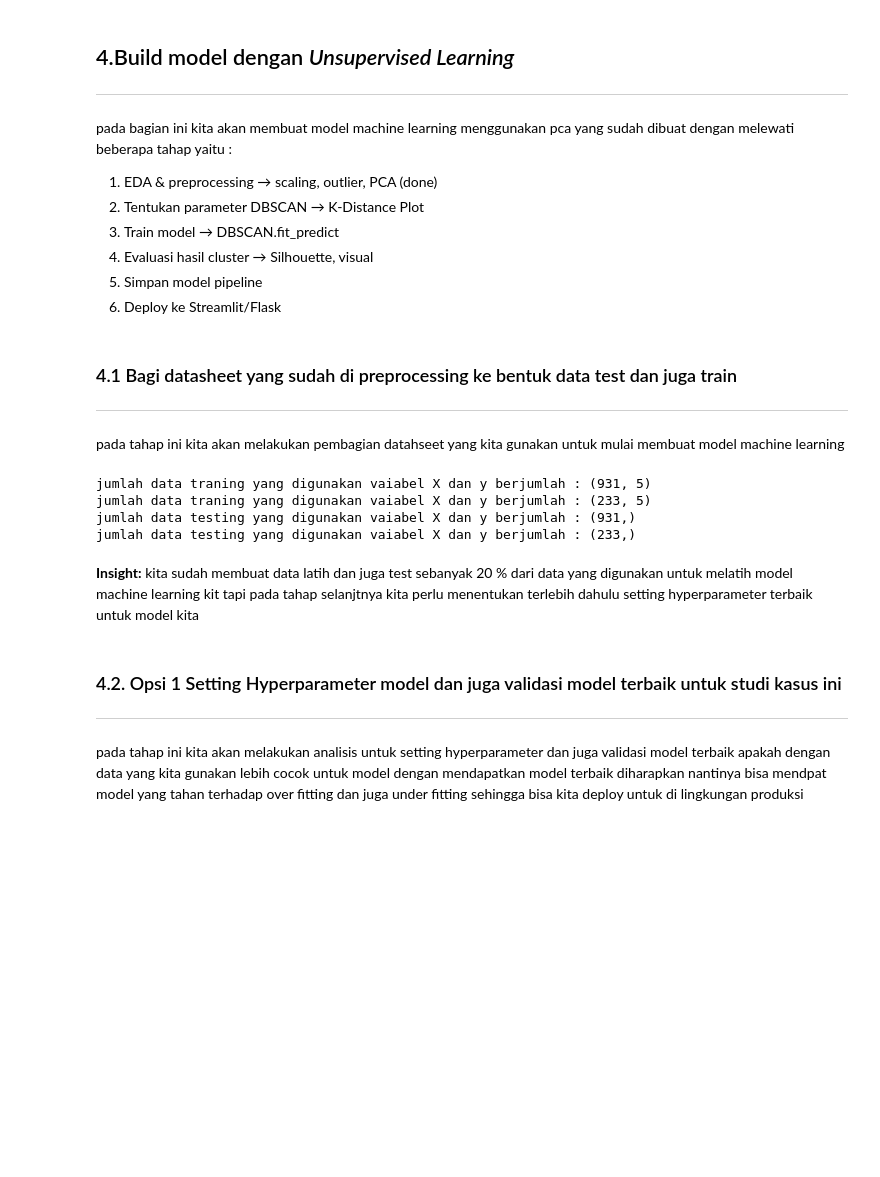
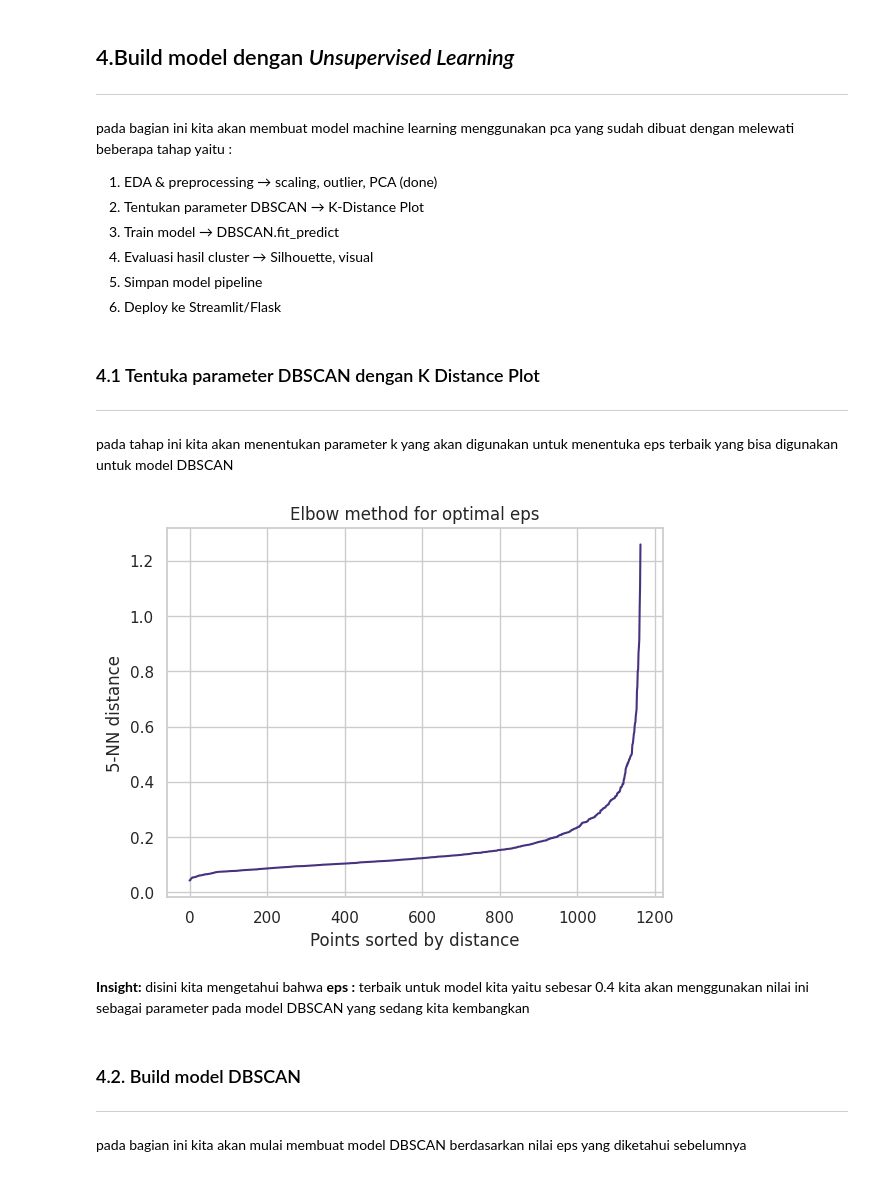
Before and after one commit to BlackBox-Ops/prediksi-estimasi-perbaikan-mesin, a Jupyter notebook: DS Series Prediksi dan Estimasi Perbaikan Mesin.ipynb, the cells around one changed output. Drawn from its saved outputs; the diff is of its cells as text; code cells hidden in the pictures; blank space fills up the shorter version.

Commit message:
melakukan eksperimen untuk dbscan dan mencoba berbagai cara untuk melatih model untuk mengenal pola pada data perbaikan mesin

```diff
--- a/DS Series Prediksi dan Estimasi Perbaikan Mesin.ipynb
+++ b/DS Series Prediksi dan Estimasi Perbaikan Mesin.ipynb
@@ -810,36 +830,37 @@ pada bagian ini kita akan membuat model machine learning menggunakan pca yang su
 5. Simpan model pipeline
 6. Deploy ke Streamlit/Flask
 # %% [markdown]
-### 4.1 Bagi datasheet yang sudah di preprocessing ke bentuk data test dan juga train
+### 4.1 Tentuka parameter DBSCAN dengan K Distance Plot
 ---
-pada tahap ini kita akan melakukan pembagian datahseet yang kita gunakan untuk mulai membuat model machine learning
+pada tahap ini kita akan menentukan parameter k yang akan digunakan untuk menentuka eps terbaik yang bisa digunakan untuk model DBSCAN
 # %%
-# bagi datahsheet yang sudah di processing ke dalam bentuk data latih
-from sklearn.model_selection import train_test_split, KFold, GridSearchCV, RandomizedSearchCV
-from xgboost import XGBRegressor
+# import library
+from sklearn.neighbors import NearestNeighbors
 
-X = df_cleaned.drop(columns='Umur_Sisa_Mesin')
-y = df_cleaned['Umur_Sisa_Mesin']
+# Ambil data PCA 2D
+X_pca_2d = df_pca[['PC1', 'PC2']].values
 
-scaler = StandardScaler()
-X_scaled = scaler.fit_transform(X)
+neigh = NearestNeighbors(n_neighbors=5)
+nbrs = neigh.fit(X_pca_2d)
+distances, indices = nbrs.kneighbors(X_pca_2d)
 
-X_train, y_train, X_test, y_test = train_test_split(X_scaled, y, test_size=0.2, random_state=42)
+# Urutkan jarak ke tetangga ke-4
+distances, _ = nbrs.kneighbors(X_pca)
+distances = np.sort(distances[:, 4])
 
-print(f"jumlah data traning yang digunakan vaiabel X dan y berjumlah : {X_train.shape}")
-print(f"jumlah data traning yang digunakan vaiabel X dan y berjumlah : {y_train.shape}")
-print(f"jumlah data testing yang digunakan vaiabel X dan y berjumlah : {X_test.shape}")
-print(f"jumlah data testing yang digunakan vaiabel X dan y berjumlah : {y_test.shape}")
+plt.plot(distances)
+plt.title('Elbow method for optimal eps')
+plt.xlabel('Points sorted by distance')
+plt.ylabel('5-NN distance')
+plt.grid(True)
+plt.show()
 # %% [output]
-jumlah data traning yang digunakan vaiabel X dan y berjumlah : (931, 5)
-jumlah data traning yang digunakan vaiabel X dan y berjumlah : (233, 5)
-jumlah data testing yang digunakan vaiabel X dan y berjumlah : (931,)
-jumlah data testing yang digunakan vaiabel X dan y berjumlah : (233,)
+[figure, added]
 # %% [markdown]
 <b>Insight:</b>
-kita sudah membuat data latih dan juga test sebanyak 20 % dari data yang digunakan untuk melatih model machine learning kit tapi pada tahap selanjtnya kita perlu menentukan terlebih dahulu setting hyperparameter terbaik untuk model kita
+disini kita mengetahui bahwa **eps :** terbaik untuk model kita yaitu sebesar 0.4 kita akan menggunakan nilai ini sebagai parameter pada model DBSCAN yang sedang kita kembangkan
 # %% [markdown]
-### 4.2. Opsi 1 Setting Hyperparameter model dan juga validasi model terbaik untuk studi kasus ini
+### 4.2. Build model DBSCAN
 ---
-pada tahap ini kita akan melakukan analisis untuk setting hyperparameter dan juga validasi model terbaik apakah dengan data yang kita gunakan lebih cocok untuk model dengan mendapatkan model terbaik diharapkan nantinya bisa mendpat model yang tahan terhadap over fitting dan juga under fitting sehingga bisa kita deploy untuk di lingkungan produksi
+pada bagian ini kita akan mulai membuat model DBSCAN berdasarkan nilai eps yang diketahui sebelumnya
 # %%
```
Also changed, not shown: parts of 27 cells of this notebook.
